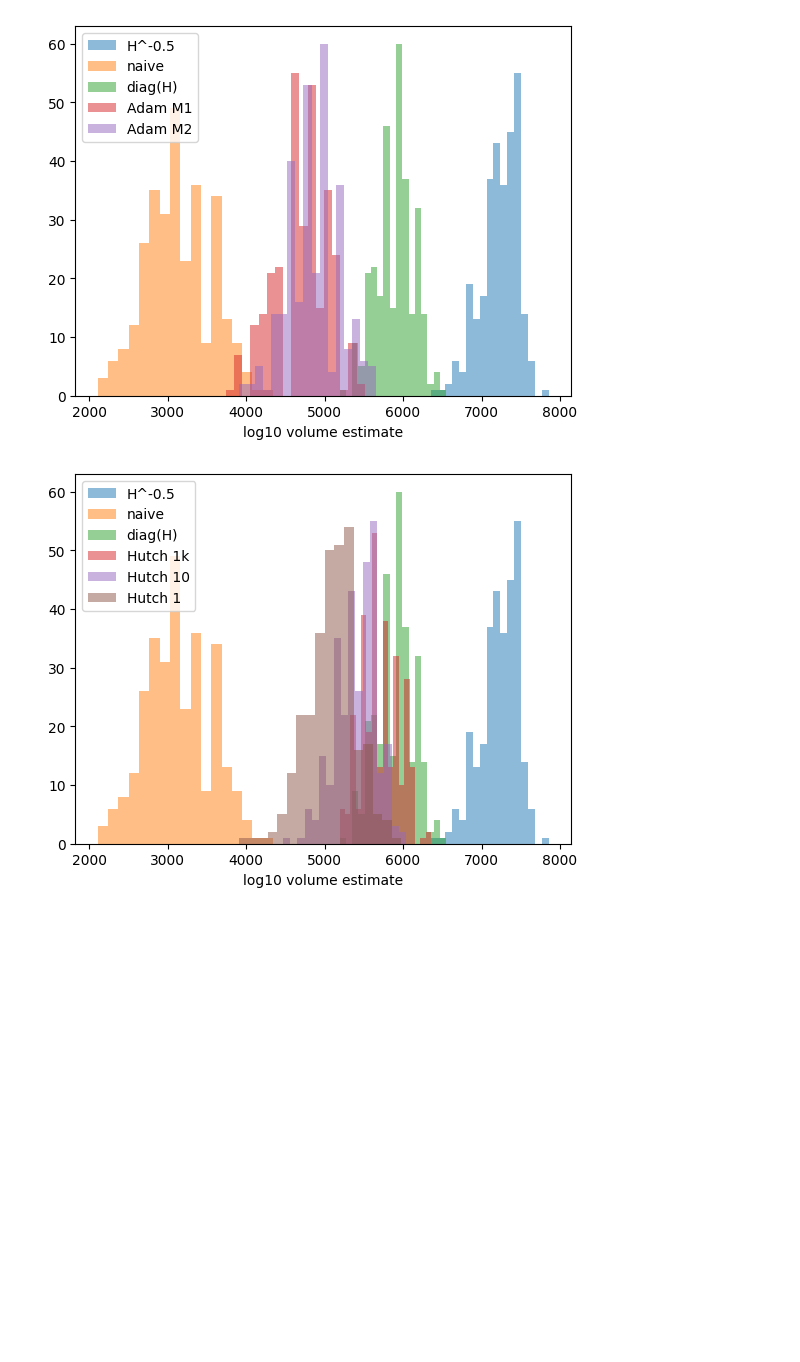
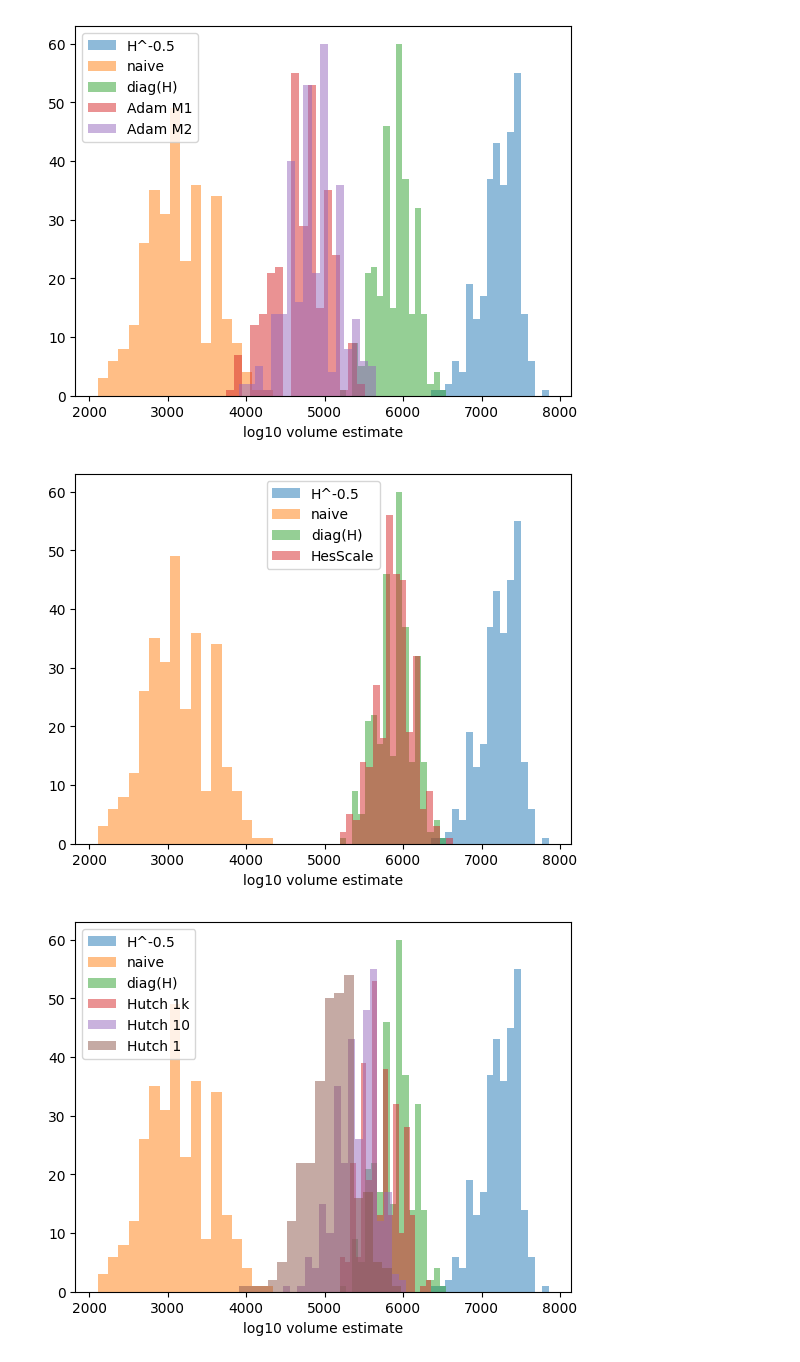
Before and after one commit to EleutherAI/basin-volume, a Jupyter notebook: basin_precondition.ipynb, the cells around one changed output. Drawn from its saved outputs; the diff is of its cells as text; code cells hidden in the pictures; blank space fills up the shorter version.

Commit message:
HesScale

```diff
--- a/basin_precondition.ipynb
+++ b/basin_precondition.ipynb
@@ -1135,3 +1293,6 @@ NameError: name 'jnp' is not defined
+# %%
+est = hesscale(final_params.unraveled)
+diagH_hesscale =mlp.Params(est).raveled
 # %% [markdown]
 ### Various preconditioners
 # %%
@@ -1143,9 +1304,16 @@ def scaled_diag_preconditioner(spec, scale=0.5, eps=1e-3):
     p = jnp.exp(logp_norm)
     P_scale = jnp.diag(p)
     return P_scale
+# %%
+results_300 = get_estimates_preconditioned(300)
+# %%
+results_300_pre = get_estimates_preconditioned(300, P_spec)
 # %%
 P_diagH = scaled_diag_preconditioner(diagH)
 results_300_diagH = get_estimates_preconditioned(300, P_diagH)
+# %%
+P_hesscale = scaled_diag_preconditioner(diagH_hesscale)
+results_300_hesscale = get_estimates_preconditioned(300, P_hesscale)
 # %%
 results_300_mu = get_estimates_preconditioned(300, P_mu)
 results_300_nu = get_estimates_preconditioned(300, P_nu)
@@ -1197,6 +1365,17 @@ plt.legend()
 plt.show()
 # %% [output]
 [figure]
+# %%
+nbins = int(jnp.sqrt(300))
+plt.hist(results_300_pre[0] / jnp.log(10), bins=nbins, alpha=0.5, label="H^-0.5")
+plt.hist(results_300[0] / jnp.log(10), bins=nbins, alpha=0.5, label="naive")
+plt.hist(results_300_diagH[0] / jnp.log(10), bins=nbins, alpha=0.5, label="diag(H)")
+plt.hist(results_300_hesscale[0] / jnp.log(10), bins=nbins, alpha=0.5, label="HesScale")
+plt.xlabel("log10 volume estimate")
+plt.legend()
+plt.show()
+# %% [output]
+[figure, added]
 # %%
 nbins = int(jnp.sqrt(300))
 plt.hist(estimates_300_pre / jnp.log(10), bins=nbins, alpha=0.5, label="H^-0.5")
```
Also changed, not shown: parts of 13 cells of this notebook, 1 other file.
